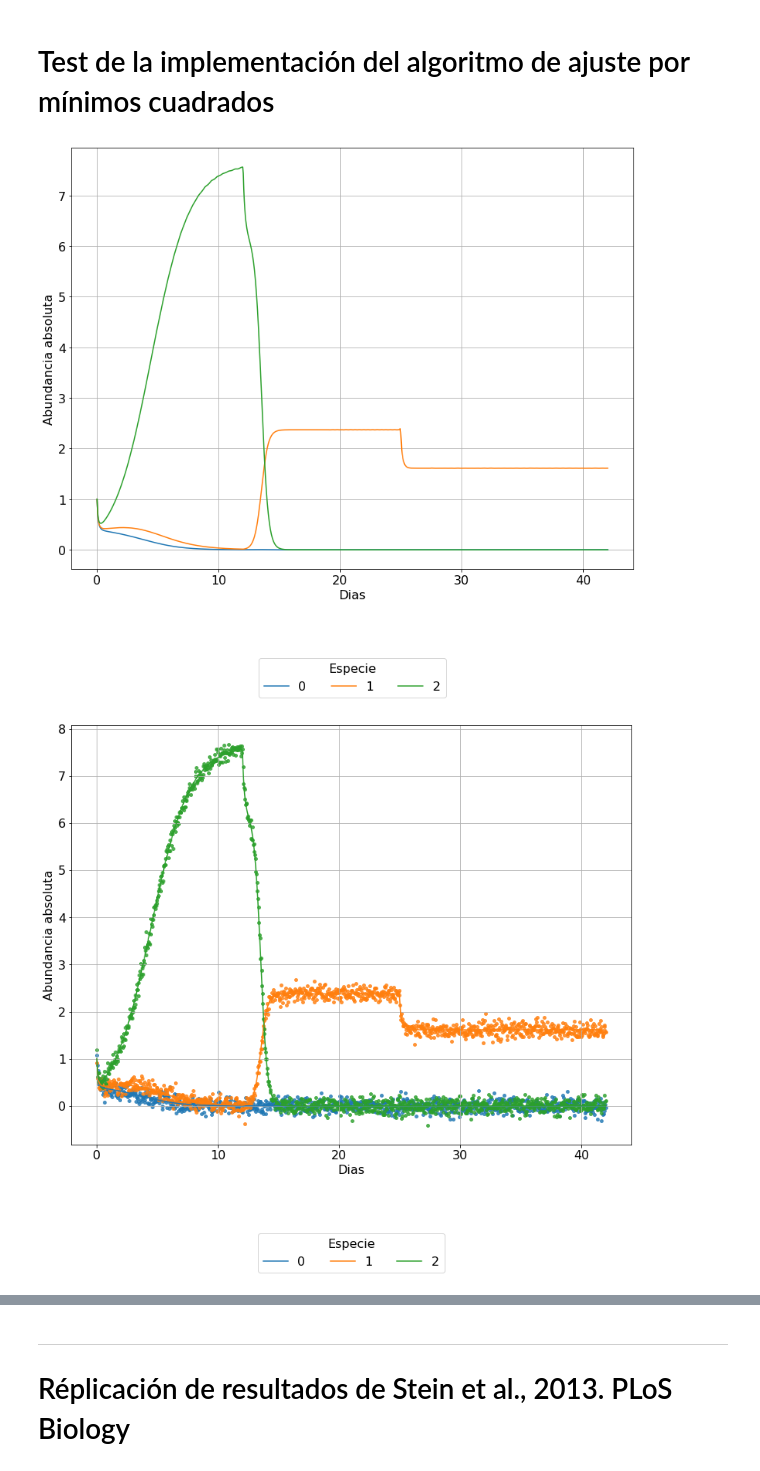
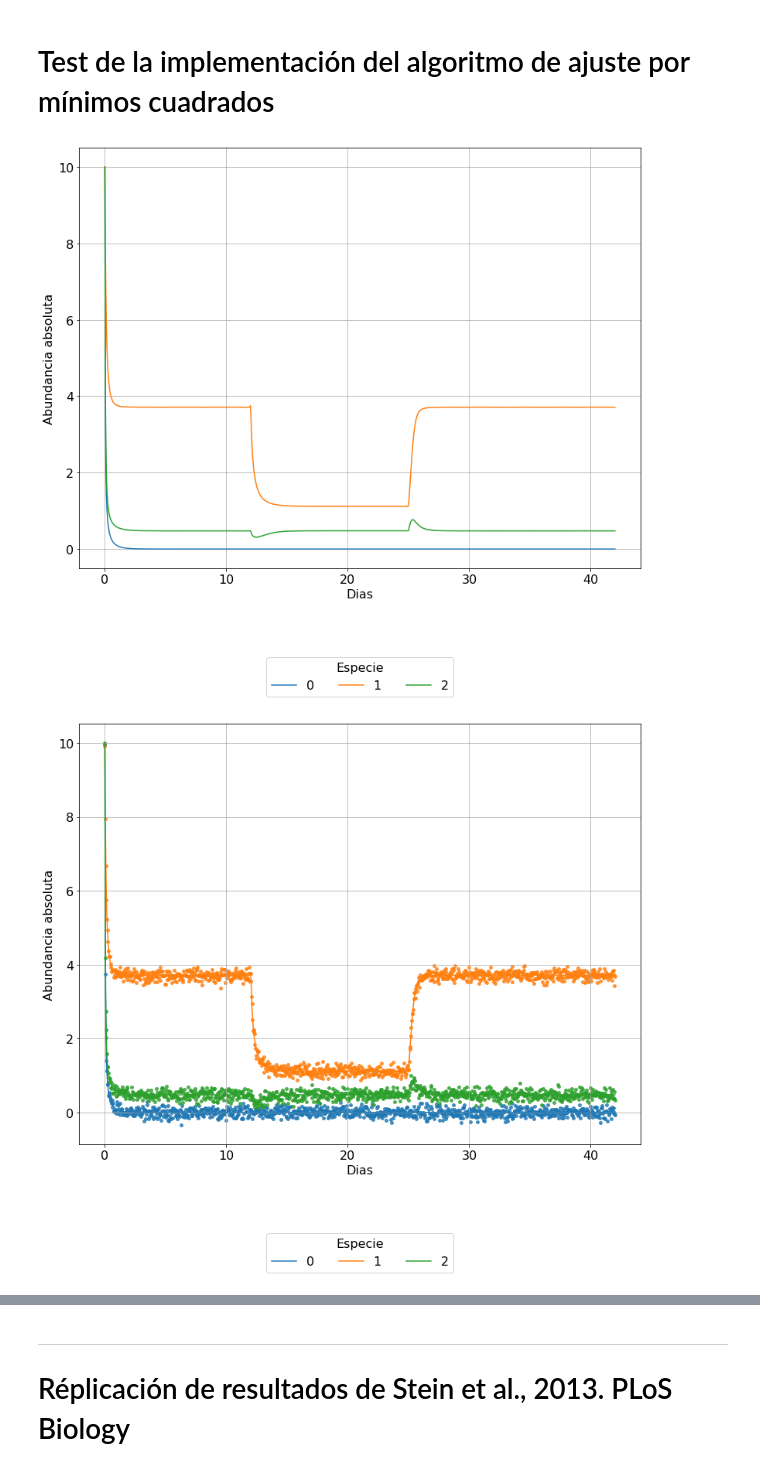
Before and after one commit to alejandrocs98/masters-thesis, a Jupyter notebook: gLV.ipynb, the cells around one changed output, grey strips where cells are left out. Saved outputs shown, nothing was run; the diff lists cells and outputs as text; code cells hidden in the pictures.

```diff
--- a/gLV.ipynb
+++ b/gLV.ipynb
@@ -14,20 +14,20 @@ cols.append(cm.Paired(4))
 # Test de la implementación del algoritmo de ajuste por mínimos cuadrados
 # %%
 species=range(3)
-x0=np.ones(3)
+x0=np.ones(len(species))*10
 t_span=[0, 42]
 t_span = [0, 42]
 t_eval = np.linspace(t_span[0], t_span[-1], 1000)
 
 test1 = gLV_diet.TestData(species, x0, t_span, t_eval)
 test1.params
 test1.dynamics_simulation()
 test1.noisy_data()
 test1.fit_gLV()
 test1.plot_dynamics()
 plt.show()
 test1.plot_trajectories(x_log=False)
 plt.show()
 # %% [output]
-[figure, old version]
+[figure, new version]
-[figure, old version]
+[figure, new version]
```
Also changed, not shown: parts of 5 cells of this notebook, 2 other files.
